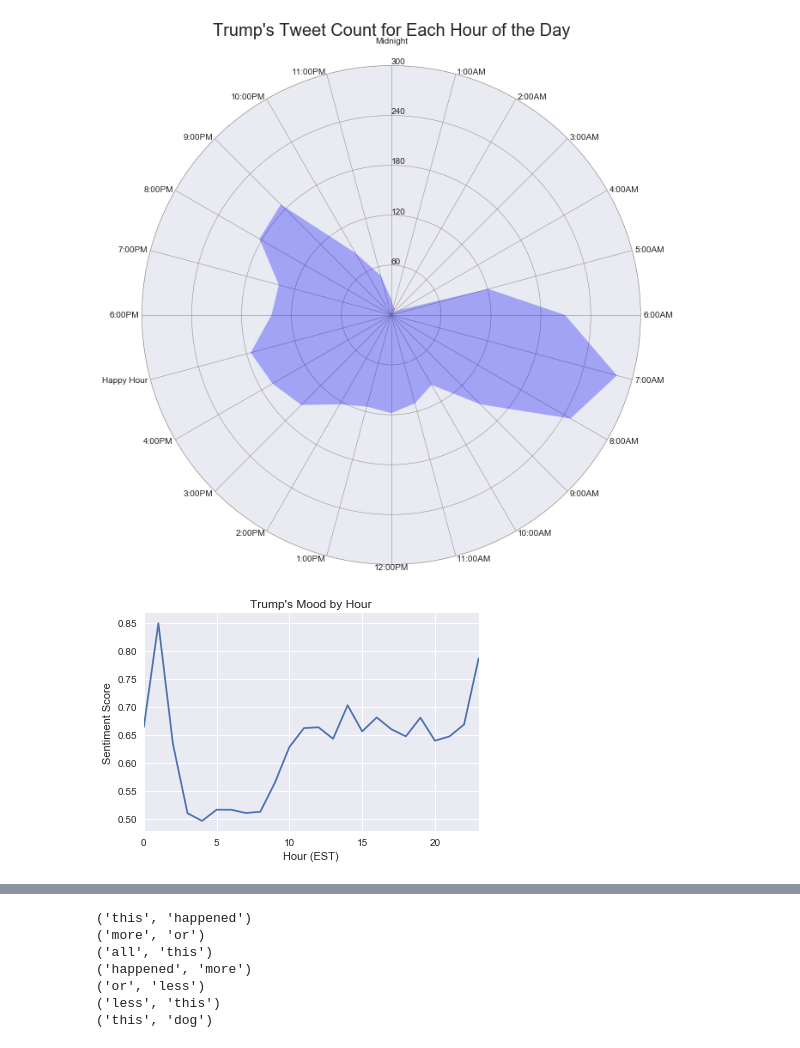
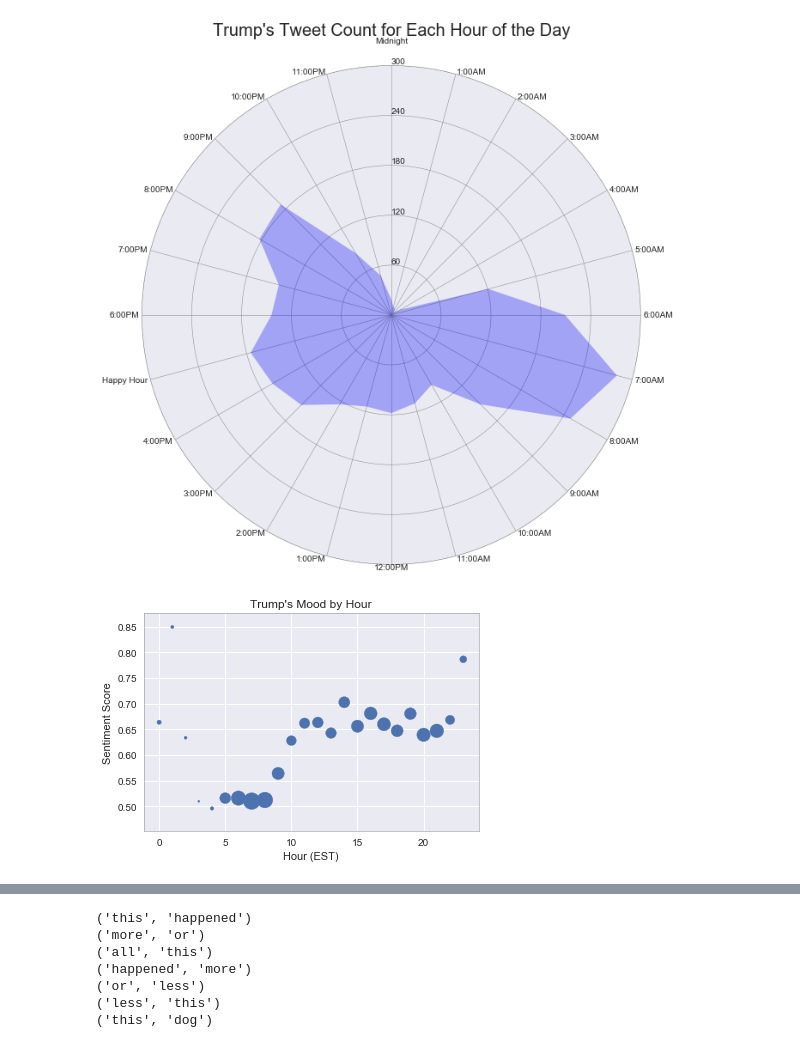
Before and after one commit to mmargenot/sensitivipy, a Jupyter notebook: sentiment.ipynb, the cells around one changed output, grey strips where cells are left out. Cells and saved outputs as stored; diff of their text form; code cells hidden in the pictures.

```diff
--- a/sentiment.ipynb
+++ b/sentiment.ipynb
@@ -299,7 +410,9 @@ trump_tweets = trump_tweets[~trump_tweets['text'].str.startswith('RT')]
 trump_tweets['original_text'] = trump_tweets['text']
 trump_tweets['text'] = trump_tweets['text'].apply(tokenize)
 # %%
-trump_tweets.index = pd.DatetimeIndex(pd.to_datetime(trump_tweets.index).tz_localize('UTC')).tz_convert('EST')
+trump_tweets.index = pd.DatetimeIndex(pd.to_datetime(trump_tweets.index).tz_localize('UTC'))
+# %%
+trump_tweets = trump_tweets.tz_convert('EST')
 # %%
 #trump_tweets_cleaned = vectorizer.transform(trump_tweets['text'].values)
 trump_tweets_cleaned = both_vectorizer.transform(trump_tweets['text'].values)
@@ -620,9 +797,9 @@ plt.show();
 # %% [output]
 [figure]
 # %%
-X['mean'].plot()
+plt.scatter(np.arange(len(X)), X['mean'].values, s=X['count'].values)
 plt.xlabel('Hour (EST)')
 plt.ylabel('Sentiment Score')
 plt.title("Trump's Mood by Hour");
 # %% [output]
-[figure, old version]
+[figure, new version]
```
Also changed, not shown: parts of 32 cells of this notebook.
